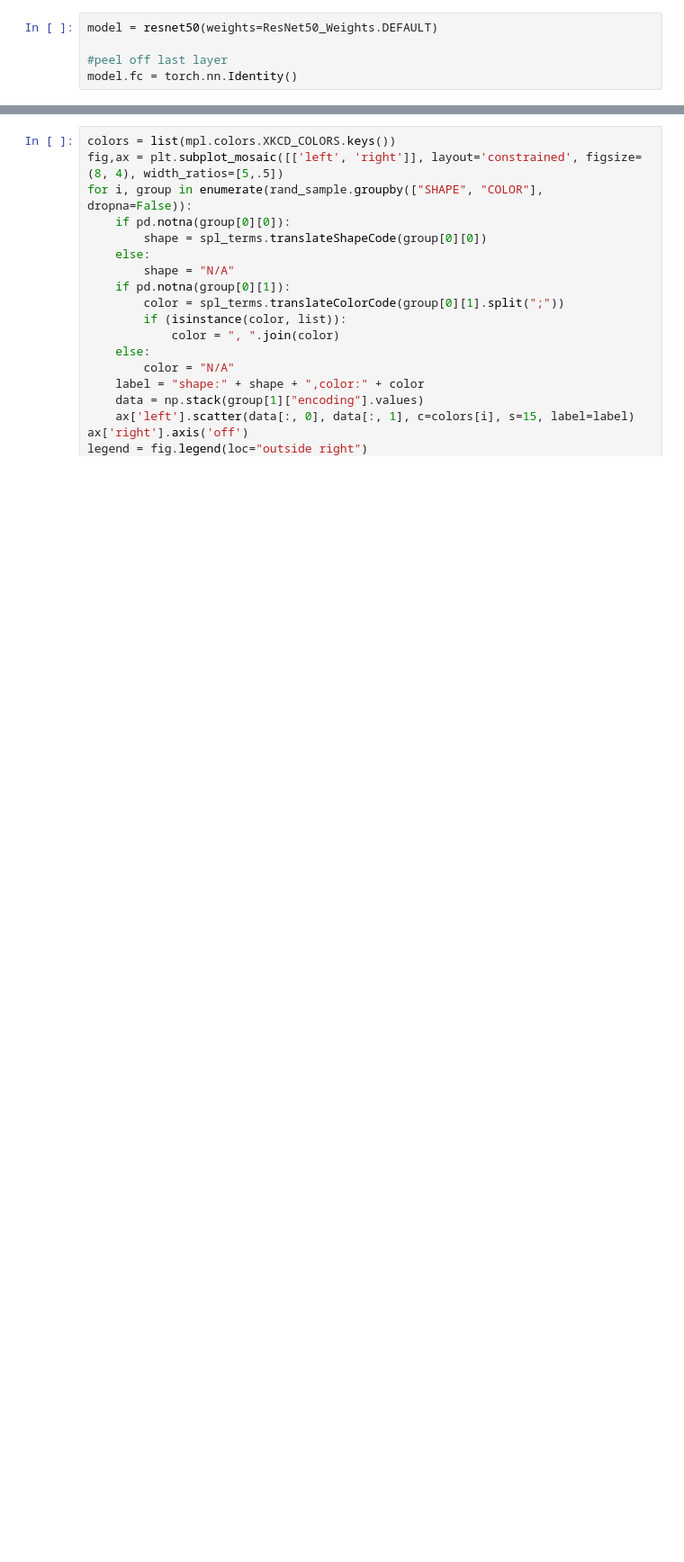
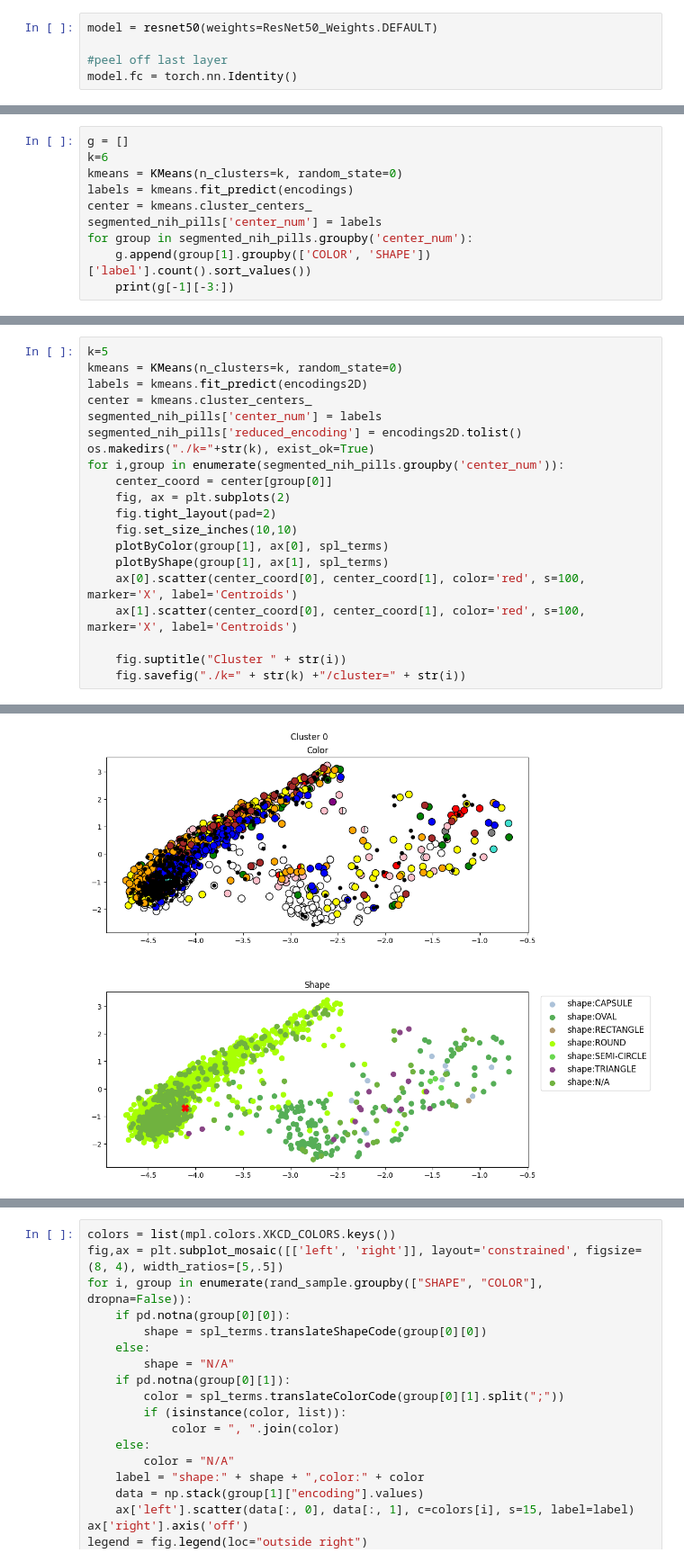
Before and after one commit to amandamarg/PillRecognition, a Jupyter notebook: k_means_clustering.ipynb, the cells around one changed output, grey strips where cells are left out. Shown at 90% size. Drawn from its saved outputs; the diff is of its cells as text; blank space fills up the shorter version.

```diff
--- a/k_means_clustering.ipynb
+++ b/k_means_clustering.ipynb
@@ -108,0 +183,10 @@ rand_sample["encoding"] = encodeImages(rand_sample["image_path"], model).tolist(
+# %%
+g = []
+k=6
+kmeans = KMeans(n_clusters=k, random_state=0)
+labels = kmeans.fit_predict(encodings)
+center = kmeans.cluster_centers_
+segmented_nih_pills['center_num'] = labels
+for group in segmented_nih_pills.groupby('center_num'):
+    g.append(group[1].groupby(['COLOR', 'SHAPE'])['label'].count().sort_values())
+    print(g[-1][-3:])
@@ -108,0 +216,21 @@ rand_sample["encoding"] = encodeImages(rand_sample["image_path"], model).tolist(
+# %%
+k=5
+kmeans = KMeans(n_clusters=k, random_state=0)
+labels = kmeans.fit_predict(encodings2D)
+center = kmeans.cluster_centers_
+segmented_nih_pills['center_num'] = labels
+segmented_nih_pills['reduced_encoding'] = encodings2D.tolist()
+os.makedirs("./k="+str(k), exist_ok=True)
+for i,group in enumerate(segmented_nih_pills.groupby('center_num')):
+    center_coord = center[group[0]]
+    fig, ax = plt.subplots(2)
+    fig.tight_layout(pad=2)
+    fig.set_size_inches(10,10)
+    plotByColor(group[1], ax[0], spl_terms)
+    plotByShape(group[1], ax[1], spl_terms)
+    ax[0].scatter(center_coord[0], center_coord[1], color='red', s=100, marker='X', label='Centroids')
+    ax[1].scatter(center_coord[0], center_coord[1], color='red', s=100, marker='X', label='Centroids')
+
+    fig.suptitle("Cluster " + str(i))
+    fig.savefig("./k=" + str(k) +"/cluster=" + str(i))
+# %% [output]
@@ -108,0 +247 @@ rand_sample["encoding"] = encodeImages(rand_sample["image_path"], model).tolist(
+[figure, added]
```
Also changed, not shown: parts of 19 cells of this notebook.
